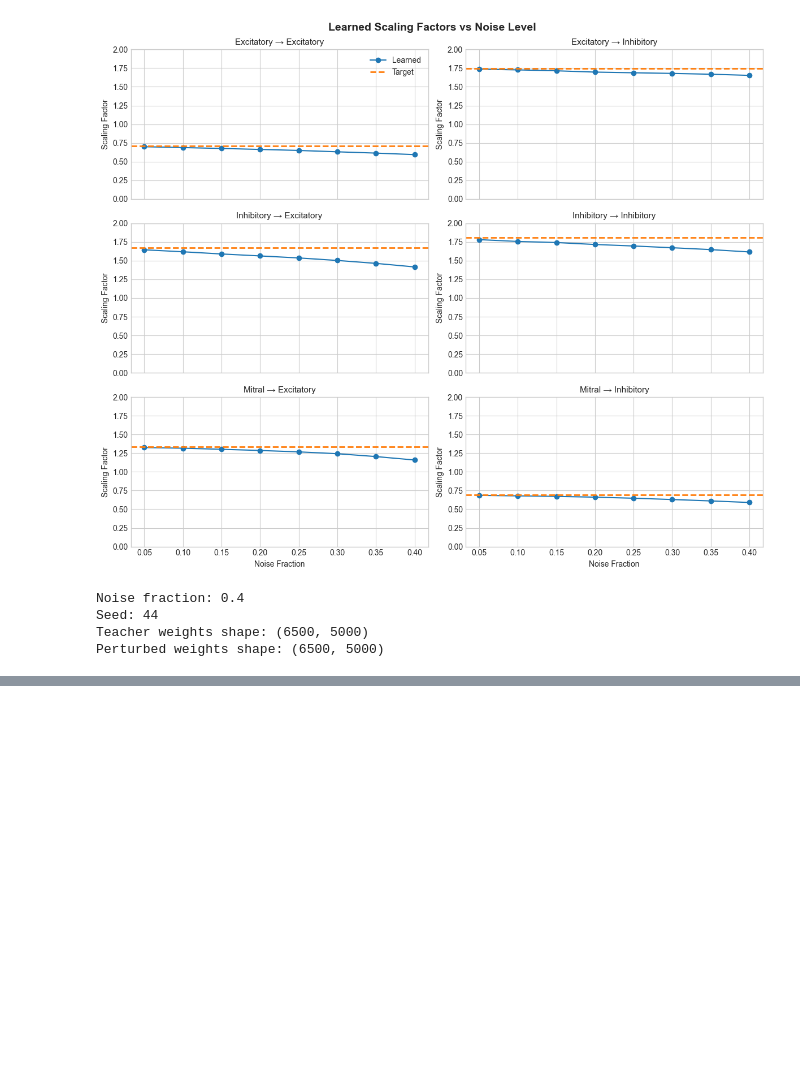
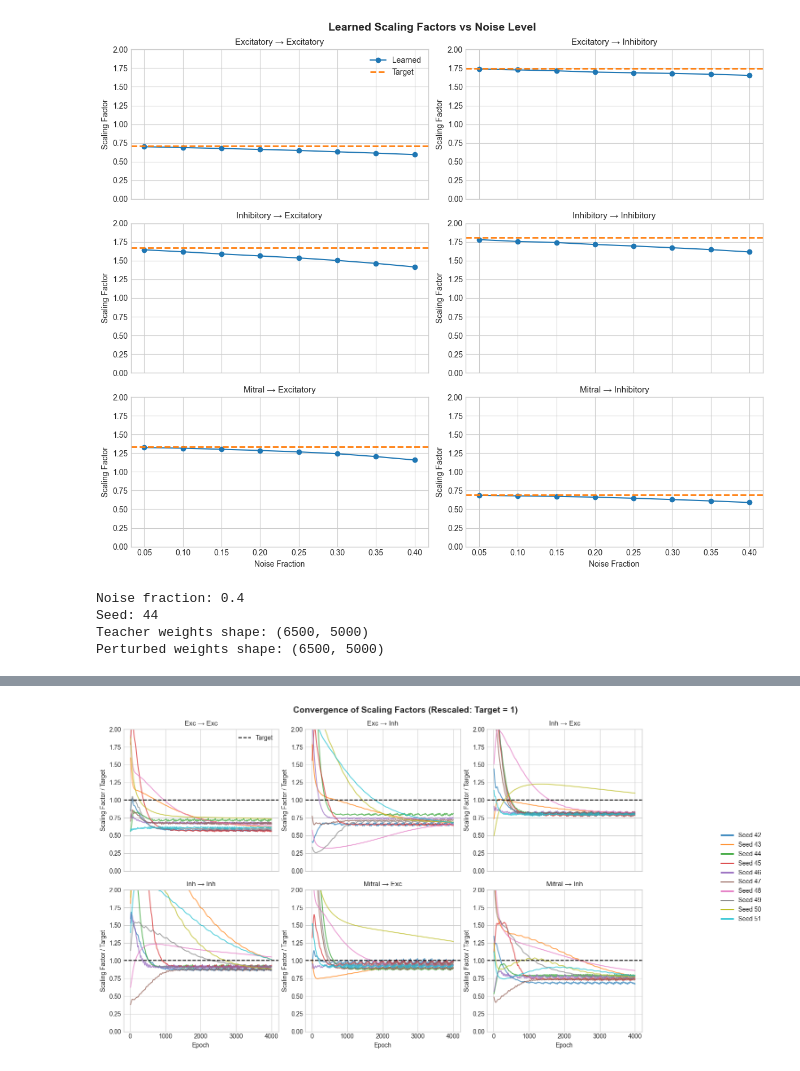
Before and after one commit to rory-bedford/connectome-snns, a Jupyter notebook: notebooks/analyse_noisy_student_teacher.ipynb, the cells around one changed output, grey strips where cells are left out. Saved outputs shown, nothing was run; the diff lists cells and outputs as text; code cells hidden in the pictures; blank space fills up the shorter version.

```diff
--- a/notebooks/analyse_noisy_student_teacher.ipynb
+++ b/notebooks/analyse_noisy_student_teacher.ipynb
@@ -346,0 +548,41 @@ Teacher mean firing rate: 1.168 Hz
+# %%
+# Plot 2: Rescaled trajectories (targets normalized to 1)
+fig, axes = plt.subplots(2, 3, figsize=(14, 8), sharex=True)
+
+for idx, (sf_key, sf_label) in enumerate(scaling_factor_names):
+    ax = axes.flat[idx]
+
+    for seed_idx, seed in enumerate(seeds):
+        traj = trajectories[seed]
+        epochs = traj["epochs"]
+        values = traj[f"{sf_key}_value"]
+        target = traj[f"{sf_key}_target"]
+
+        # Rescale so target = 1
+        rescaled_values = values / target
+
+        # Plot rescaled trajectory
+        ax.plot(epochs, rescaled_values, color=colors[seed_idx], alpha=0.7, linewidth=1.5)
+
+    # Plot target line at 1
+    ax.axhline(y=1.0, color="black", linestyle="--", linewidth=1.5, label="Target")
+
+    ax.set_title(sf_label, fontsize=11)
+    ax.set_ylabel("Scaling Factor / Target")
+    ax.set_ylim(0, 2)
+    if idx >= 3:
+        ax.set_xlabel("Epoch")
+    if idx == 0:
+        ax.legend(loc="upper right")
+
+# Add a legend showing seed colors
+handles = [plt.Line2D([0], [0], color=colors[i], linewidth=2) for i in range(len(seeds))]
+labels = [f"Seed {s}" for s in seeds]
+fig.legend(handles, labels, loc="center right", bbox_to_anchor=(1.08, 0.5))
+
+plt.suptitle("Convergence of Scaling Factors (Rescaled: Target = 1)", fontsize=14, fontweight="bold")
+plt.tight_layout()
+plt.subplots_adjust(right=0.88)
+plt.show()
+# %% [output]
+[figure, added]
```
Also changed, not shown: parts of 14 cells of this notebook, 8 other files.
